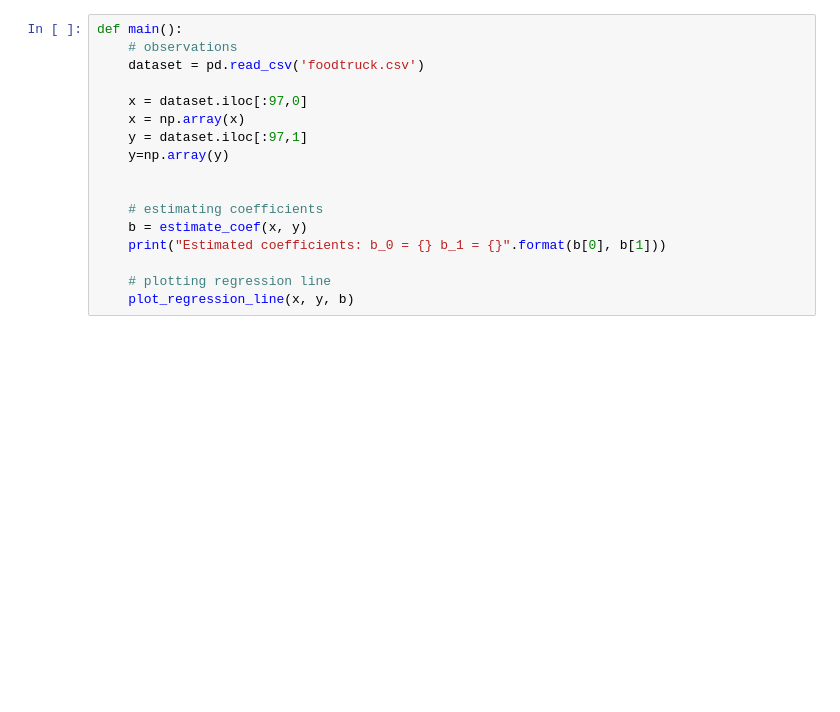
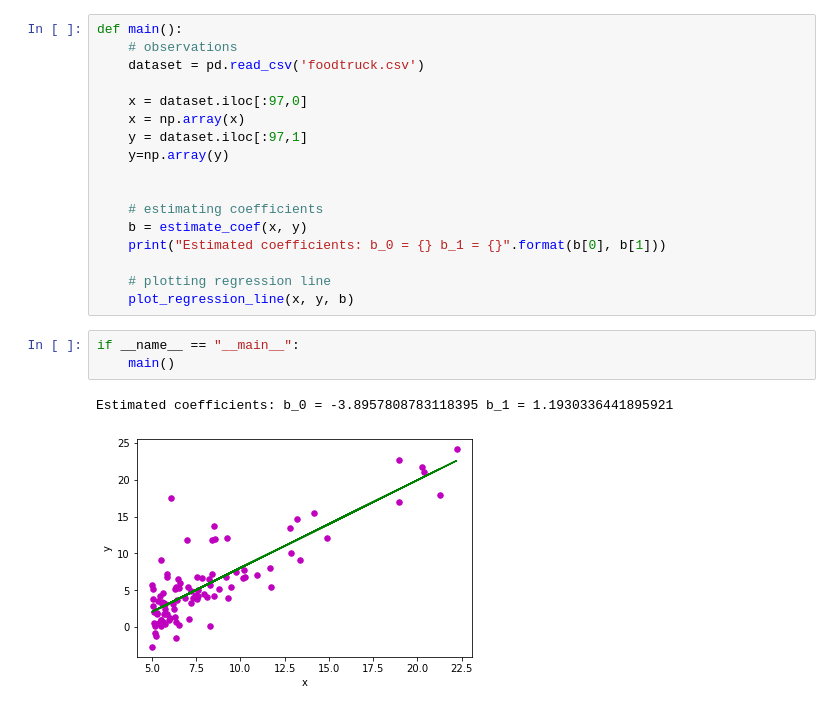
Before and after one commit to thanushreehegde/Ml-lab, a Jupyter notebook: linear regression1nt18is1751.ipynb, the cells around one changed output. Drawn from its saved outputs; the diff is of its cells as text; blank space fills up the shorter version.

```diff
--- a/linear regression1nt18is1751.ipynb
+++ b/linear regression1nt18is1751.ipynb
@@ -203,3 +203,9 @@ def main():
 
     # plotting regression line
     plot_regression_line(x, y, b)
+# %%
+if __name__ == "__main__":
+    main()
+# %% [output]
+Estimated coefficients: b_0 = -3.8957808783118395 b_1 = 1.1930336441895921
+[figure, added]
```
